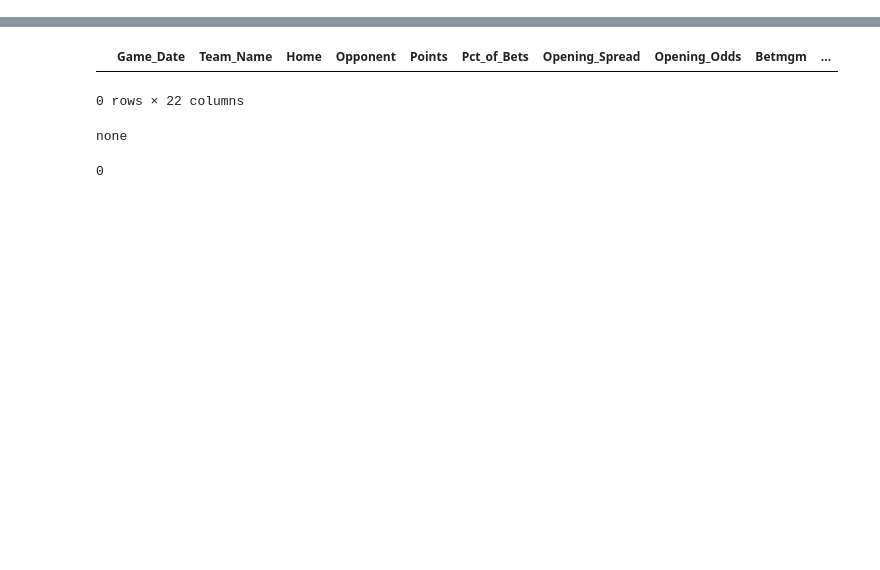
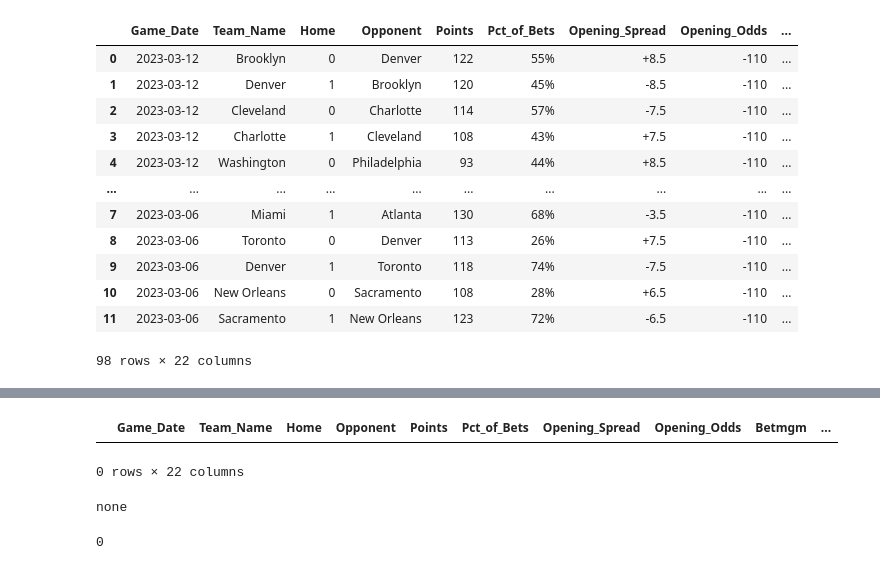
Before and after one commit to alecmatt5/nba_betting_analysis, a Jupyter notebook: backend/notebooks/sbr_bet_history_scraping.ipynb, the cells around one changed output, grey strips where cells are left out. Cells and saved outputs as stored; diff of their text form; code cells hidden in the pictures; blank space fills up the shorter version.

```diff
--- a/backend/notebooks/sbr_bet_history_scraping.ipynb
+++ b/backend/notebooks/sbr_bet_history_scraping.ipynb
@@ -124,0 +127,16 @@ FileNotFoundError: [Errno 2] No such file or directory: 'data/pkl/sbr_betting_da
+# %%
+betting_df
+# %% [output]
+|  | Game_Date | Team_Name | Home | Opponent | Points | Pct_of_Bets | Opening_Spread | Opening_Odds | ... |
+| 0 | 2023-03-12 | Brooklyn | 0 | Denver | 122 | 55% | +8.5 | -110 | ... |
+| 1 | 2023-03-12 | Denver | 1 | Brooklyn | 120 | 45% | -8.5 | -110 | ... |
+| 2 | 2023-03-12 | Cleveland | 0 | Charlotte | 114 | 57% | -7.5 | -110 | ... |
+| 3 | 2023-03-12 | Charlotte | 1 | Cleveland | 108 | 43% | +7.5 | -110 | ... |
+| 4 | 2023-03-12 | Washington | 0 | Philadelphia | 93 | 44% | +8.5 | -110 | ... |
+| ... | ... | ... | ... | ... | ... | ... | ... | ... | ... |
+| 7 | 2023-03-06 | Miami | 1 | Atlanta | 130 | 68% | -3.5 | -110 | ... |
+| 8 | 2023-03-06 | Toronto | 0 | Denver | 113 | 26% | +7.5 | -110 | ... |
+| 9 | 2023-03-06 | Denver | 1 | Toronto | 118 | 74% | -7.5 | -110 | ... |
+| 10 | 2023-03-06 | New Orleans | 0 | Sacramento | 108 | 28% | +6.5 | -110 | ... |
+| 11 | 2023-03-06 | Sacramento | 1 | New Orleans | 123 | 72% | -6.5 | -110 | ... |
+98 rows × 22 columns
```
Also changed, not shown: parts of 11 cells of this notebook, 4 other files.
